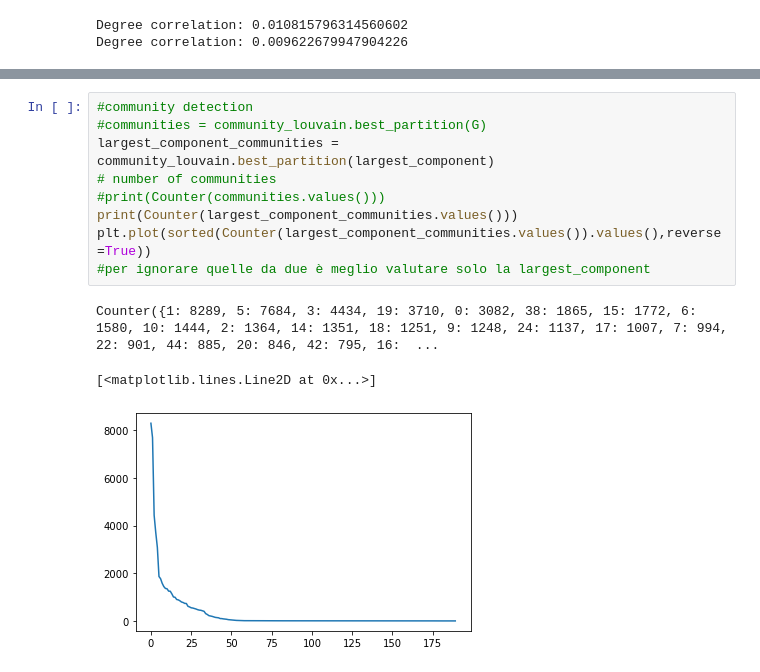
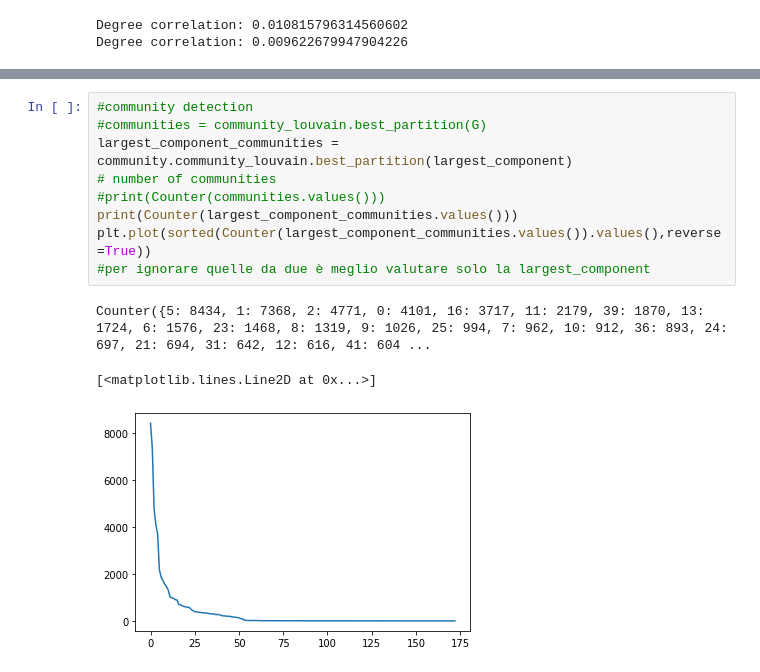
Before and after one commit to lory9894University/AVRC_project, a Jupyter notebook: measures.ipynb, the cells around one changed output, grey strips where cells are left out. Drawn from its saved outputs; the diff is of its cells as text.

```diff
--- a/measures.ipynb
+++ b/measures.ipynb
@@ -143,13 +148,13 @@ Degree correlation: 0.009622679947904035
 # %%
 #community detection
 #communities = community_louvain.best_partition(G)
-largest_component_communities = community_louvain.best_partition(largest_component)
+largest_component_communities = community.community_louvain.best_partition(largest_component)
 # number of communities
 #print(Counter(communities.values()))
 print(Counter(largest_component_communities.values()))
 plt.plot(sorted(Counter(largest_component_communities.values()).values(),reverse=True))
 #per ignorare quelle da due è meglio valutare solo la largest_component
 # %% [output]
-Counter({1: 8289, 5: 7684, 3: 4434, 19: 3710, 0: 3082, 38: 1865, 15: 1772, 6: 1580, 10: 1444, 2: 1364, 14: 1351, 18: 1251, 9: 1248, 24: 1137, 17: 1007, 7: 994, 22: 901, 44: 885, 20: 846, 42: 795, 16:  ...
+Counter({5: 8434, 1: 7368, 2: 4771, 0: 4101, 16: 3717, 11: 2179, 39: 1870, 13: 1724, 6: 1576, 23: 1468, 8: 1319, 9: 1026, 25: 994, 7: 962, 10: 912, 36: 893, 24: 697, 21: 694, 31: 642, 12: 616, 41: 604 ...
 [<matplotlib.lines.Line2D at 0x...>]
-[figure, old version]
+[figure, new version]
```
Also changed, not shown: parts of 7 cells of this notebook.
